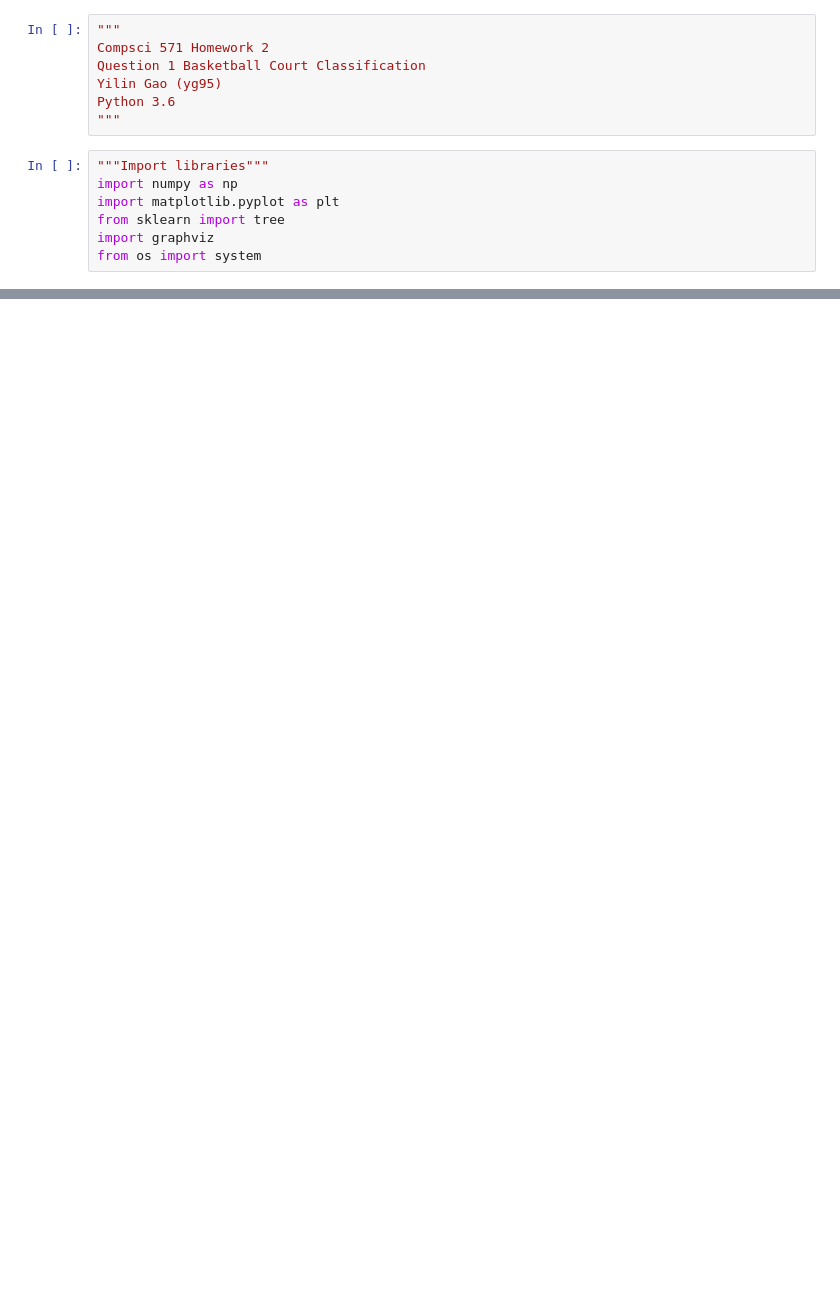
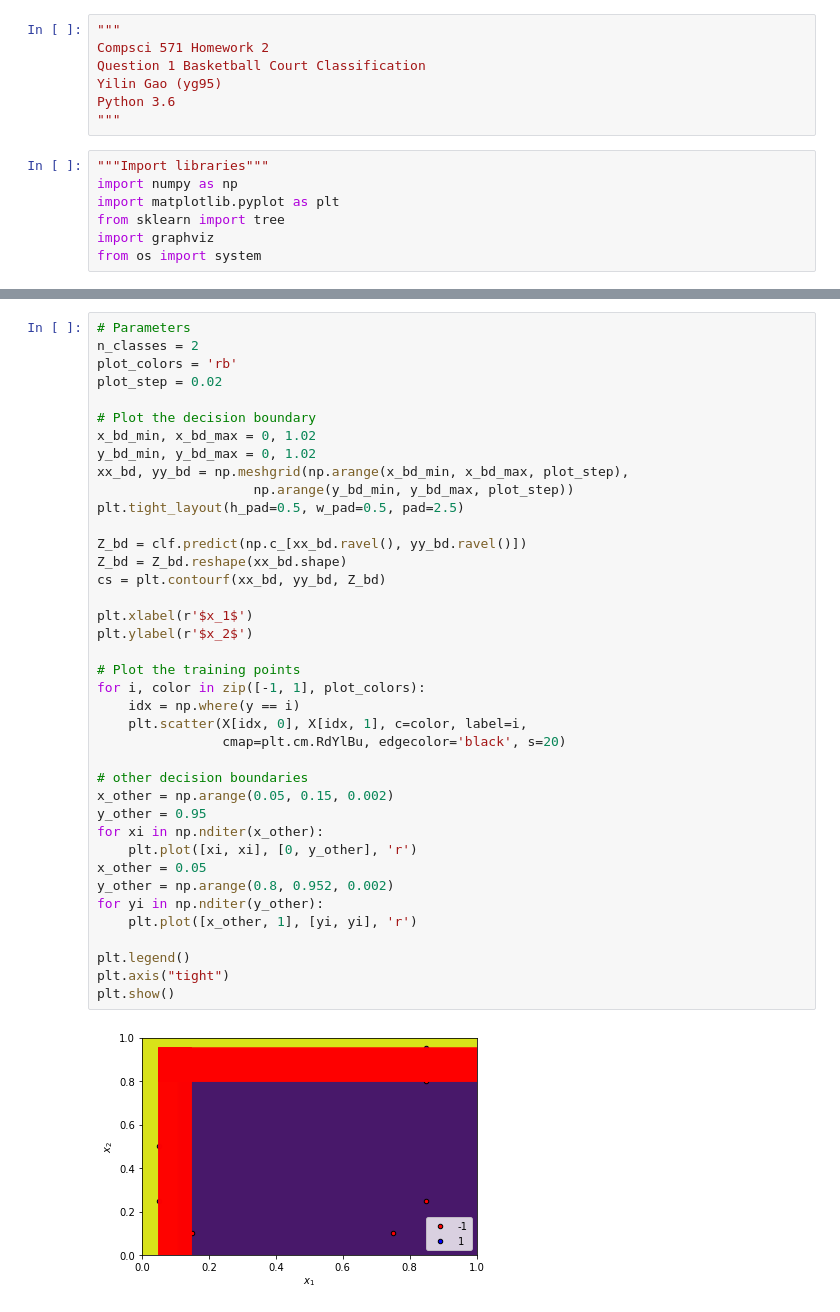
Before and after one commit to YilinGao/ML_assignments, a Jupyter notebook: hw2/hw2_code/q1.ipynb, the cells around one changed output, grey strips where cells are left out. Drawn from its saved outputs; the diff is of its cells as text; blank space fills up the shorter version.

```diff
--- a/hw2/hw2_code/q1.ipynb
+++ b/hw2/hw2_code/q1.ipynb
@@ -156,0 +166,41 @@ plt.show()
+# %%
+# Parameters
+n_classes = 2
+plot_colors = 'rb'
+plot_step = 0.02
+
+# Plot the decision boundary
+x_bd_min, x_bd_max = 0, 1.02
+y_bd_min, y_bd_max = 0, 1.02
+xx_bd, yy_bd = np.meshgrid(np.arange(x_bd_min, x_bd_max, plot_step),
+                    np.arange(y_bd_min, y_bd_max, plot_step))
+plt.tight_layout(h_pad=0.5, w_pad=0.5, pad=2.5)
+
+Z_bd = clf.predict(np.c_[xx_bd.ravel(), yy_bd.ravel()])
+Z_bd = Z_bd.reshape(xx_bd.shape)
+cs = plt.contourf(xx_bd, yy_bd, Z_bd)
+
+plt.xlabel(r'$x_1$')
+plt.ylabel(r'$x_2$')
+
+# Plot the training points
+for i, color in zip([-1, 1], plot_colors):
+    idx = np.where(y == i)
+    plt.scatter(X[idx, 0], X[idx, 1], c=color, label=i,
+                cmap=plt.cm.RdYlBu, edgecolor='black', s=20)
+
+# other decision boundaries
+x_other = np.arange(0.05, 0.15, 0.002)
+y_other = 0.95
+for xi in np.nditer(x_other):
+    plt.plot([xi, xi], [0, y_other], 'r')
+x_other = 0.05
+y_other = np.arange(0.8, 0.952, 0.002)
+for yi in np.nditer(y_other):
+    plt.plot([x_other, 1], [yi, yi], 'r')
+
+plt.legend()
+plt.axis("tight")
+plt.show()
+# %% [output]
+[figure, added]
```
Also changed, not shown: parts of 7 cells of this notebook, 5 other files.
